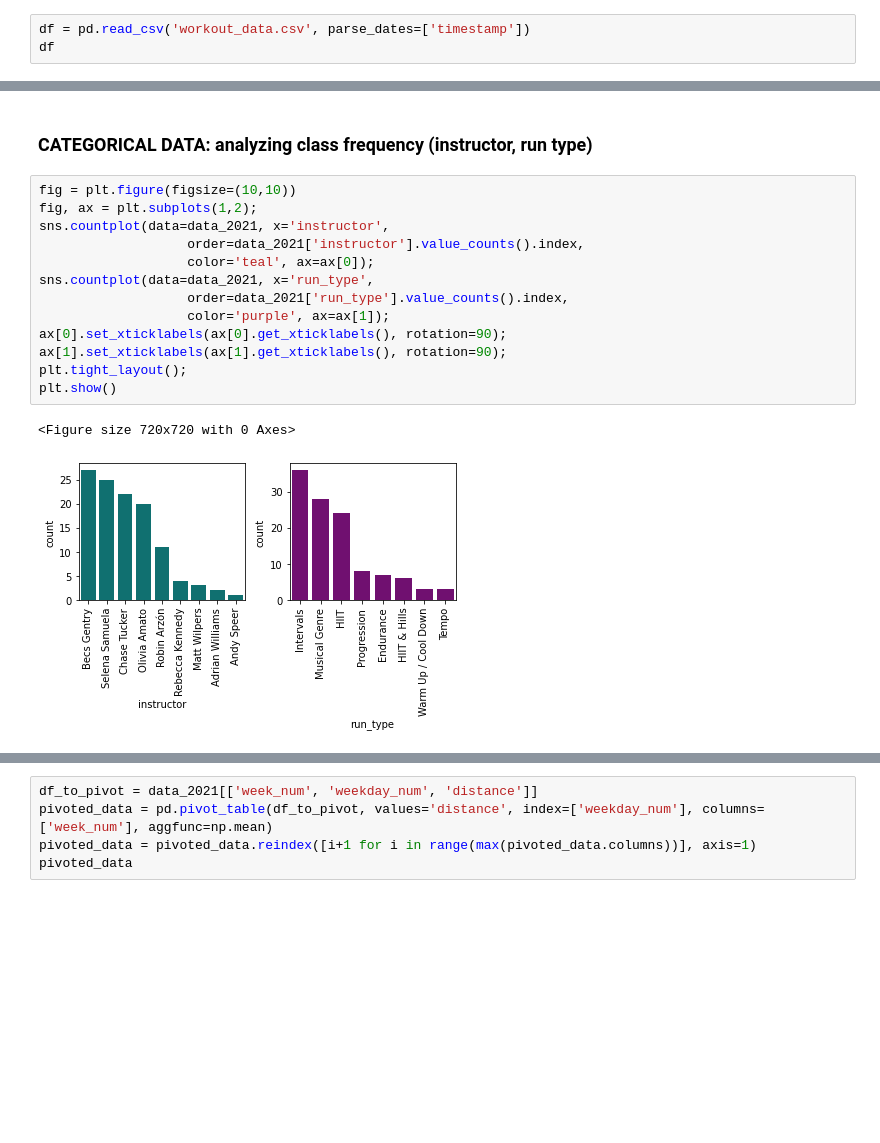
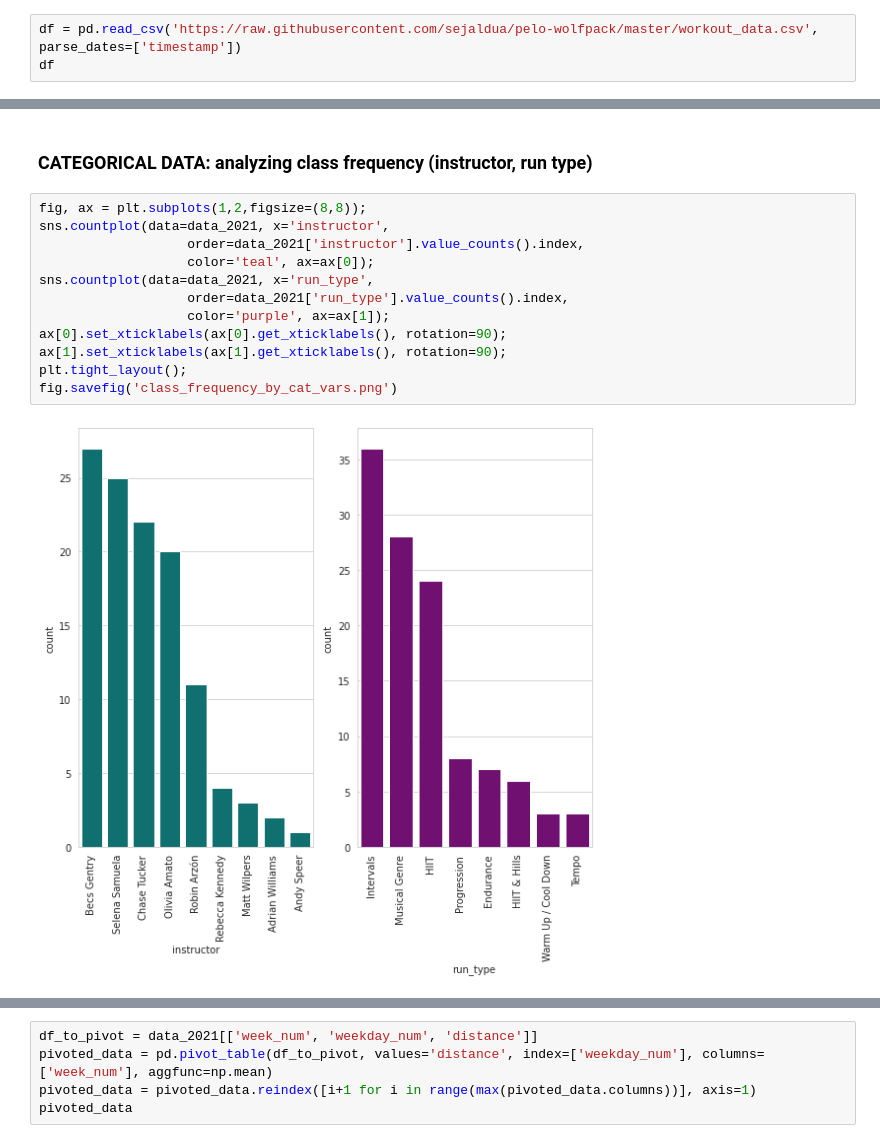
Before and after one commit to sejaldua/pelo-wolfpack, a Jupyter notebook: playground.ipynb, the cells around one changed output, grey strips where cells are left out. Cells and saved outputs as stored; diff of their text form; blank space fills up the shorter version.

```diff
--- a/playground.ipynb
+++ b/playground.ipynb
@@ -20,7 +12,7 @@ from datetime import datetime
 import warnings
 warnings.filterwarnings("ignore")
 # %%
-df = pd.read_csv('workout_data.csv', parse_dates=['timestamp'])
+df = pd.read_csv('https://raw.githubusercontent.com/sejaldua/pelo-wolfpack/master/workout_data.csv', parse_dates=['timestamp'])
 df
 # %% [output]
 |  | timestamp | fitness_discipline | title | duration | instructor | calories | distance |
@@ -155,19 +150,17 @@ sns.histplot(data=data_2021, x='distance', bins=7)
 # %% [markdown]
 ### CATEGORICAL DATA: analyzing class frequency (instructor, run type)
 # %%
-fig = plt.figure(figsize=(10,10))
-fig, ax = plt.subplots(1,2);
+fig, ax = plt.subplots(1,2,figsize=(8,8));
 sns.countplot(data=data_2021, x='instructor',
                    order=data_2021['instructor'].value_counts().index,
                    color='teal', ax=ax[0]);
 sns.countplot(data=data_2021, x='run_type',
                    order=data_2021['run_type'].value_counts().index,
                    color='purple', ax=ax[1]);
 ax[0].set_xticklabels(ax[0].get_xticklabels(), rotation=90);
 ax[1].set_xticklabels(ax[1].get_xticklabels(), rotation=90);
 plt.tight_layout();
-plt.show()
+fig.savefig('class_frequency_by_cat_vars.png')
 # %% [output]
-<Figure size 720x720 with 0 Axes>
-[figure, old version]
+[figure, new version]
 # %%
```
Also changed, not shown: parts of 24 cells of this notebook, 17 other files.
